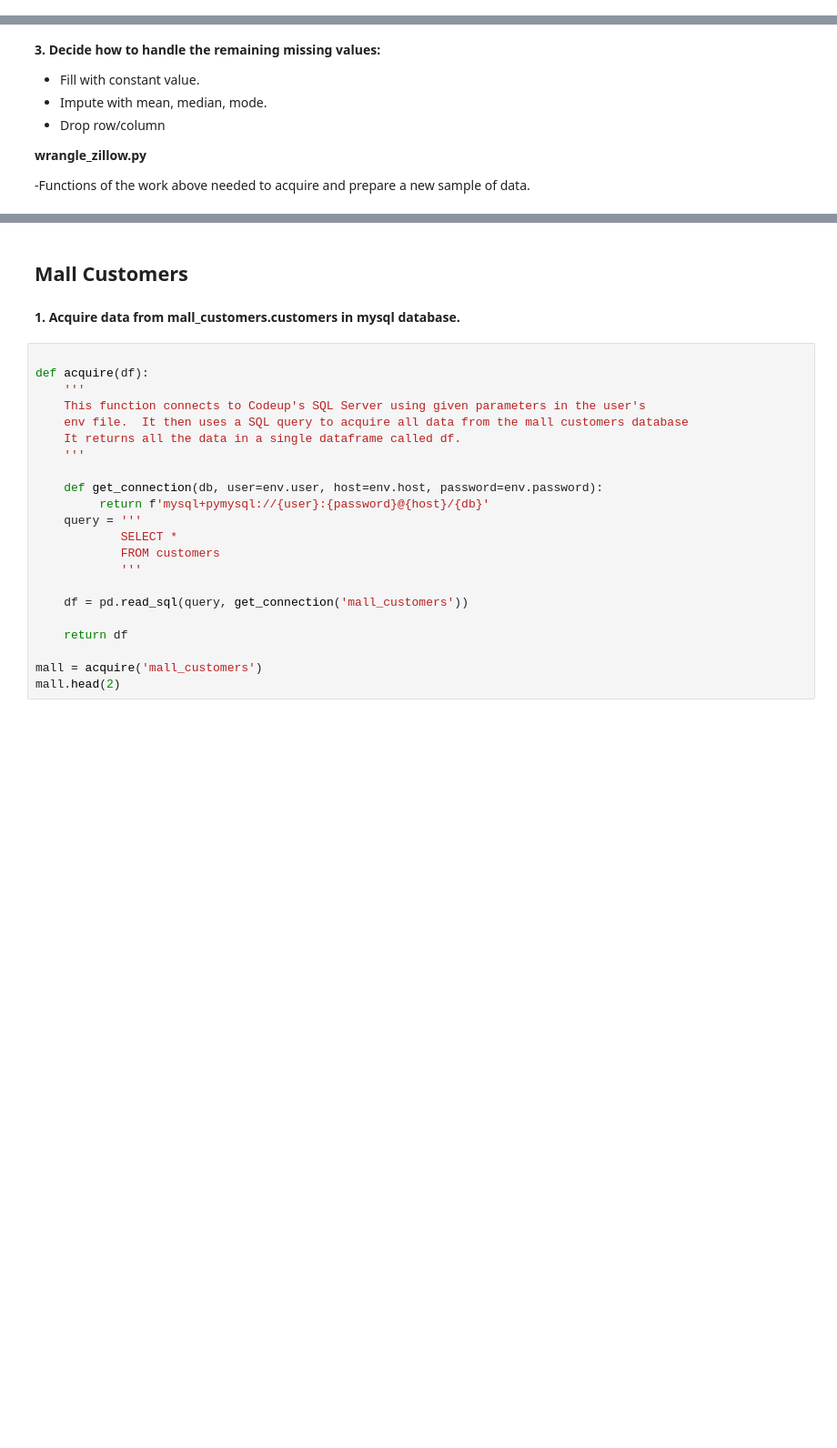
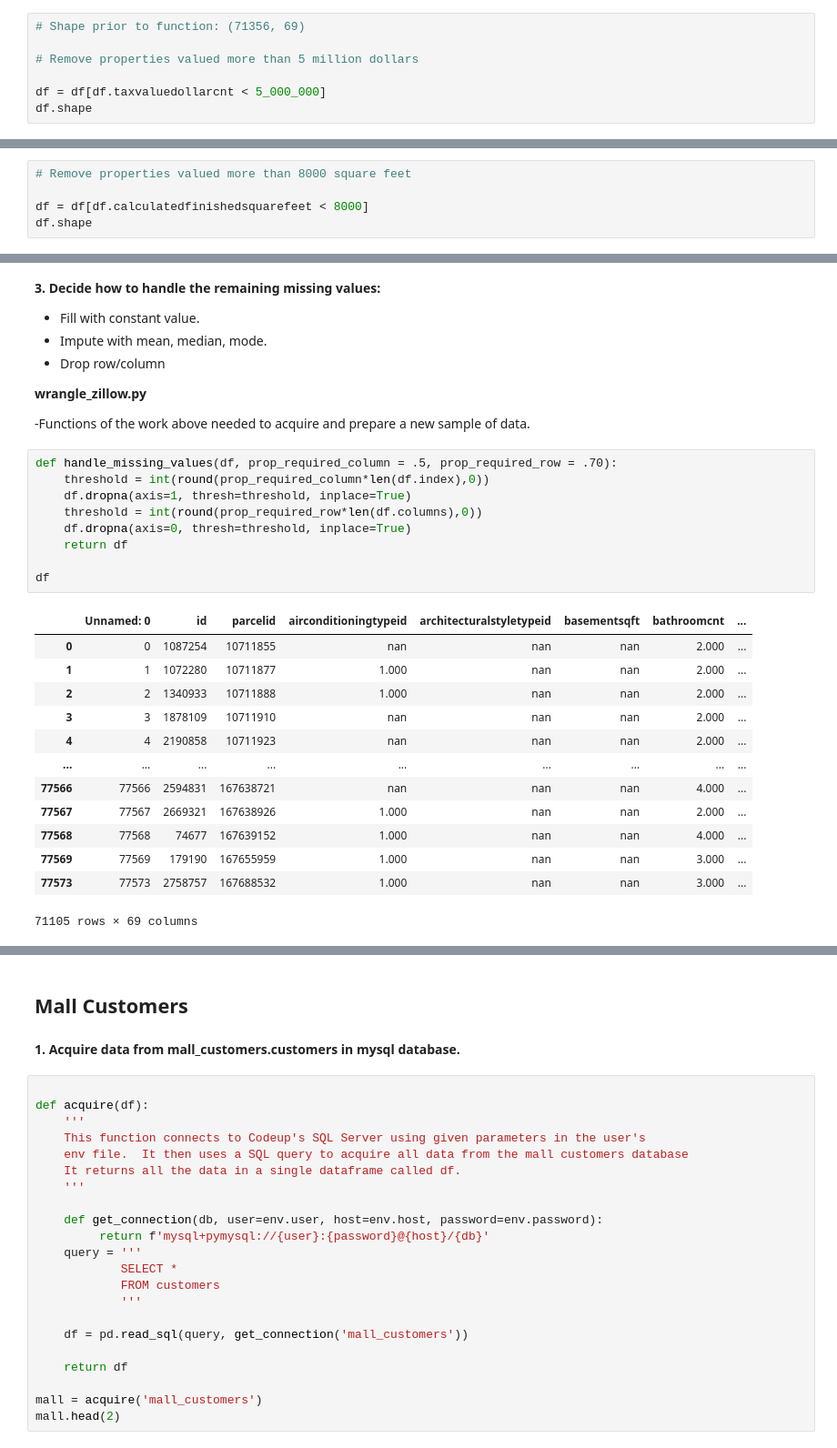
Before and after one commit to barbmarques/clustering-exercises, a Jupyter notebook: zillow-acquire-prep.ipynb, the cells around one changed output, grey strips where cells are left out. Shown at 91% size. Cells and saved outputs as stored; diff of their text form; blank space fills up the shorter version.

```diff
--- a/zillow-acquire-prep.ipynb
+++ b/zillow-acquire-prep.ipynb
@@ -415,3 +453,10 @@ df.shape
 - Look up the dropna documentation.
 - You will want to compute a threshold from your input values (prop_required) and total number of rows or columns.
 - Make use of inplace, i.e. inplace=True/False.
+# %%
+# Shape prior to function: (71356, 69)
+
+# Remove properties valued more than 5 million dollars
+
+df = df[df.taxvaluedollarcnt < 5_000_000]
+df.shape
@@ -417,0 +465,5 @@ df.shape
+# %%
+# Remove properties valued more than 8000 square feet
+
+df = df[df.calculatedfinishedsquarefeet < 8000]
+df.shape
@@ -425,3 +479,26 @@ df.shape
 **wrangle_zillow.py**
 
 -Functions of the work above needed to acquire and prepare a new sample of data.
+# %%
+def handle_missing_values(df, prop_required_column = .5, prop_required_row = .70):
+    threshold = int(round(prop_required_column*len(df.index),0))
+    df.dropna(axis=1, thresh=threshold, inplace=True)
+    threshold = int(round(prop_required_row*len(df.columns),0))
+    df.dropna(axis=0, thresh=threshold, inplace=True)
+    return df
+
+df
+# %% [output]
+|  | Unnamed: 0 | id | parcelid | airconditioningtypeid | architecturalstyletypeid | basementsqft | bathroomcnt | ... |
+| 0 | 0 | 1087254 | 10711855 | nan | nan | nan | 2.000 | ... |
+| 1 | 1 | 1072280 | 10711877 | 1.000 | nan | nan | 2.000 | ... |
+| 2 | 2 | 1340933 | 10711888 | 1.000 | nan | nan | 2.000 | ... |
+| 3 | 3 | 1878109 | 10711910 | nan | nan | nan | 2.000 | ... |
+| 4 | 4 | 2190858 | 10711923 | nan | nan | nan | 2.000 | ... |
+| ... | ... | ... | ... | ... | ... | ... | ... | ... |
+| 77566 | 77566 | 2594831 | 167638721 | nan | nan | nan | 4.000 | ... |
+| 77567 | 77567 | 2669321 | 167638926 | 1.000 | nan | nan | 2.000 | ... |
+| 77568 | 77568 | 74677 | 167639152 | 1.000 | nan | nan | 4.000 | ... |
+| 77569 | 77569 | 179190 | 167655959 | 1.000 | nan | nan | 3.000 | ... |
+| 77573 | 77573 | 2758757 | 167688532 | 1.000 | nan | nan | 3.000 | ... |
+71105 rows × 69 columns
```
Also changed, not shown: parts of 14 cells of this notebook, 1 other file.
